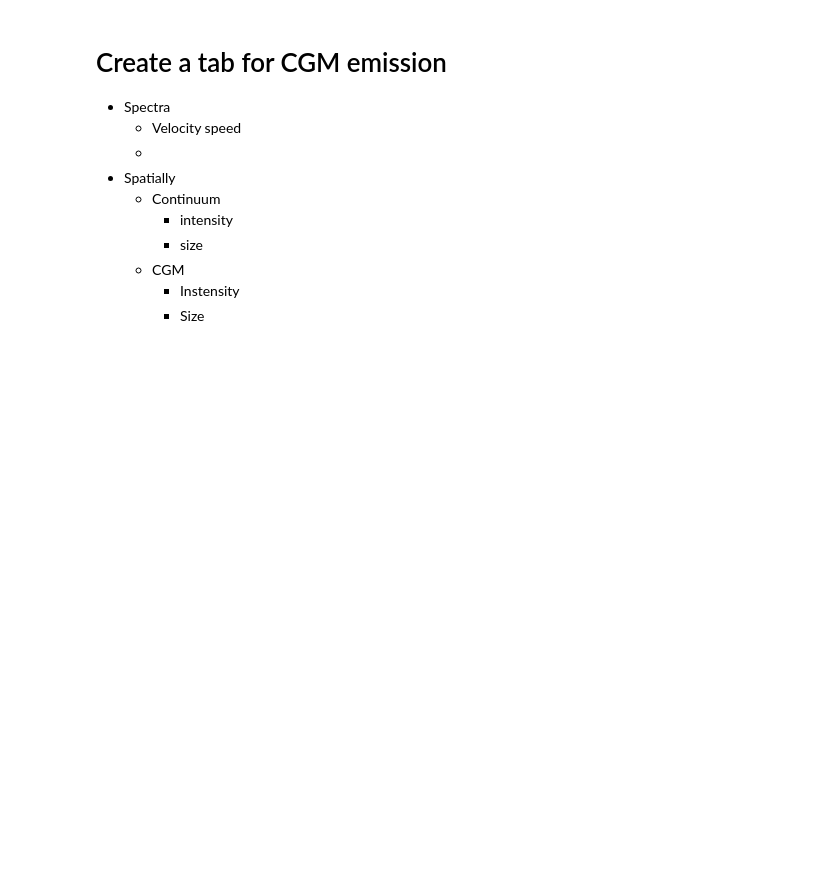
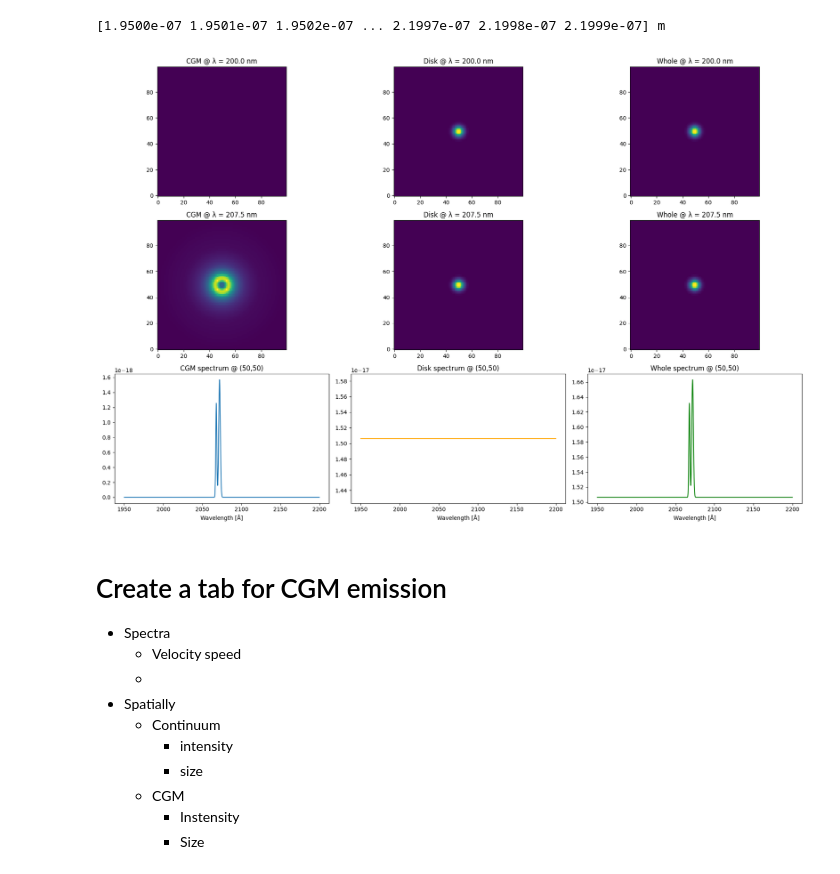
Before and after one commit to vpicouet/generic-etc, a Jupyter notebook: data/create_data_cube.ipynb, the cells around one changed output. Saved outputs shown, nothing was run; the diff lists cells and outputs as text; code cells hidden in the pictures; blank space fills up the shorter version.

```diff
--- a/data/create_data_cube.ipynb
+++ b/data/create_data_cube.ipynb
@@ -165,3 +182,82 @@ plt.show()
+# %%
+import numpy as np
+import matplotlib.pyplot as plt
+from astropy.io import fits
+from astropy.wcs import WCS
+import astropy.units as u
+
+# Load the FITS cube
+path = "/Users/Vincent/Github/generic-etc/data/Emission_cube/"
+hdu_cgm = fits.open(path + "CGM_cube.fits")[0]
+hdu_disk = fits.open(path + "galaxy_disk_cube.fits")[0]
+hdu_whole = fits.open(path + "galaxy_and_cgm_cube.fits")[0]
+
+cube_cgm = hdu_cgm.data
+cube_disk = hdu_disk.data
+cube_whole = hdu_whole.data
+wcs = WCS(hdu_cgm.header)
+
+# Extract wavelength axis properly
+naxis = cube_cgm.shape[0]
+pix = np.arange(naxis)
+crval = hdu_cgm.header['CRVAL3']     # Reference wavelength
+cdelt = hdu_cgm.header['CDELT3']     # Delta per pixel
+crpix = hdu_cgm.header['CRPIX3']     # Reference pixel
+cunit = hdu_cgm.header.get('CUNIT3', 'm')  # Default to meters if not defined
+
+# Use astropy.units for proper unit handling
+unit = u.Unit(cunit)
+wave_axis = (crval + (pix + 1 - crpix) * cdelt) * unit  # wavelength with units
+print(wave_axis)
+# Convert to nm and Å for display/plotting
+wave_nm = wave_axis.to(u.nm).value
+wave_angs = wave_axis.to(u.AA).value
+
+# Choose some positions and wavelengths
+x, y = 50, 50
+idxs = [500, 1250]
+
+# Plotting
+fig, axs = plt.subplots(3, 3, figsize=(18, 12))
+
+# Row 1: slices at idx[0]
+axs[0, 0].imshow(cube_cgm[idxs[0]], origin='lower', cmap='viridis')
+axs[0, 0].set_title(f"CGM @ λ = {wave_nm[idxs[0]]:.1f} nm")
+
+axs[0, 1].imshow(cube_disk[idxs[0]], origin='lower', cmap='viridis')
+axs[0, 1].set_title(f"Disk @ λ = {wave_nm[idxs[0]]:.1f} nm")
+
+axs[0, 2].imshow(cube_whole[idxs[0]], origin='lower', cmap='viridis')
+axs[0, 2].set_title(f"Whole @ λ = {wave_nm[idxs[0]]:.1f} nm")
+
+# Row 2: slices at idx[1]
+axs[1, 0].imshow(cube_cgm[idxs[1]], origin='lower', cmap='viridis')
+axs[1, 0].set_title(f"CGM @ λ = {wave_nm[idxs[1]]:.1f} nm")
+
+axs[1, 1].imshow(cube_disk[idxs[1]], origin='lower', cmap='viridis')
+axs[1, 1].set_title(f"Disk @ λ = {wave_nm[idxs[1]]:.1f} nm")
+
+axs[1, 2].imshow(cube_whole[idxs[1]], origin='lower', cmap='viridis')
+axs[1, 2].set_title(f"Whole @ λ = {wave_nm[idxs[1]]:.1f} nm")
+
+# Row 3: Spectrum at position (x,y)
+axs[2, 0].plot(wave_angs, cube_cgm[:, y, x], label='CGM')
+axs[2, 0].set_title(f"CGM spectrum @ ({x},{y})")
+axs[2, 0].set_xlabel("Wavelength [Å]")
+
+axs[2, 1].plot(wave_angs, cube_disk[:, y, x], label='Disk', color='orange')
+axs[2, 1].set_title(f"Disk spectrum @ ({x},{y})")
+axs[2, 1].set_xlabel("Wavelength [Å]")
+
+axs[2, 2].plot(wave_angs, cube_whole[:, y, x], label='Whole', color='green')
+axs[2, 2].set_title(f"Whole spectrum @ ({x},{y})")
+axs[2, 2].set_xlabel("Wavelength [Å]")
+
+plt.tight_layout()
+plt.show()
+# %% [output]
+[1.9500e-07 1.9501e-07 1.9502e-07 ... 2.1997e-07 2.1998e-07 2.1999e-07] m
+[figure, added]
 # %% [markdown]
 # Create a tab for CGM emission
 - Spectra
```
Also changed, not shown: parts of 2 cells of this notebook, 9 other files.
